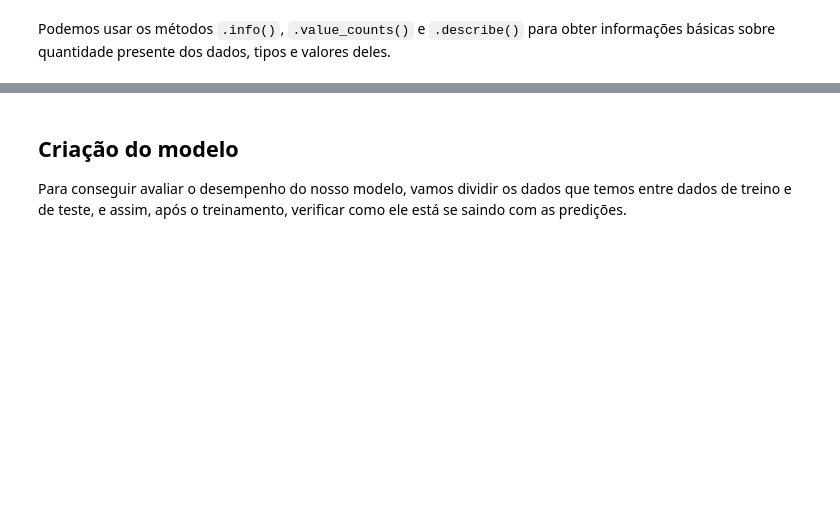
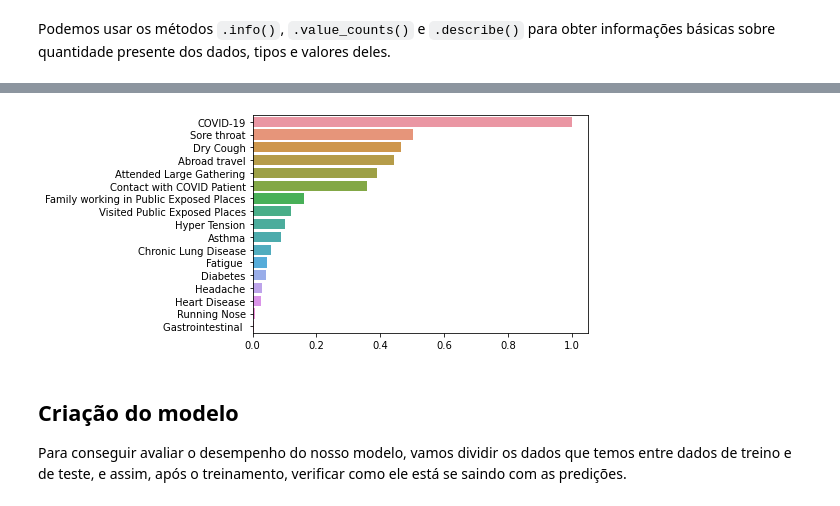
Before and after one commit to Cd4sh/project-pos-ai, a Jupyter notebook: notebook.ipynb, the cells around one changed output, grey strips where cells are left out. Cells and saved outputs as stored; diff of their text form; code cells hidden in the pictures; blank space fills up the shorter version.

```diff
--- a/notebook.ipynb
+++ b/notebook.ipynb
@@ -64,3 +78,10 @@ plt.show()
+# %%
+correlation = abs(df[df.columns[:]].corr())
+# %%
+sns.barplot( x=correlation.values, y=correlation.index)
+plt.show()
+# %% [output]
+[figure, added]
 # %% [markdown]
 ## Criação do modelo
 
```
Also changed, not shown: parts of 10 cells of this notebook, 1 other file.
